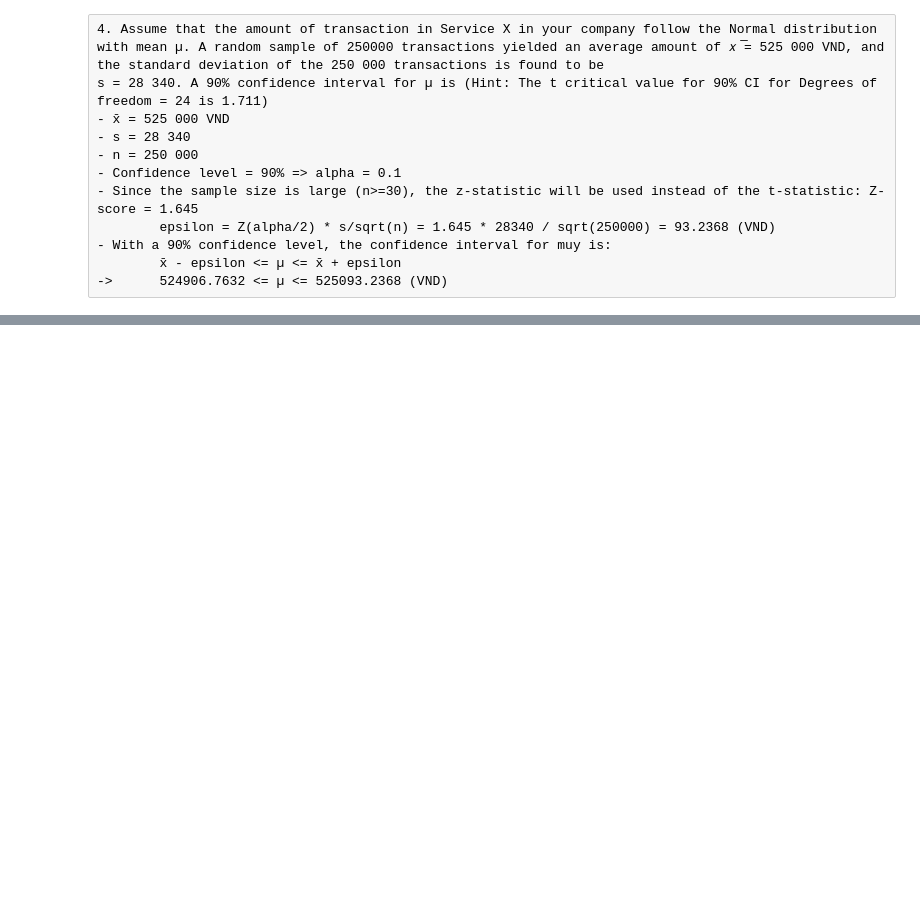
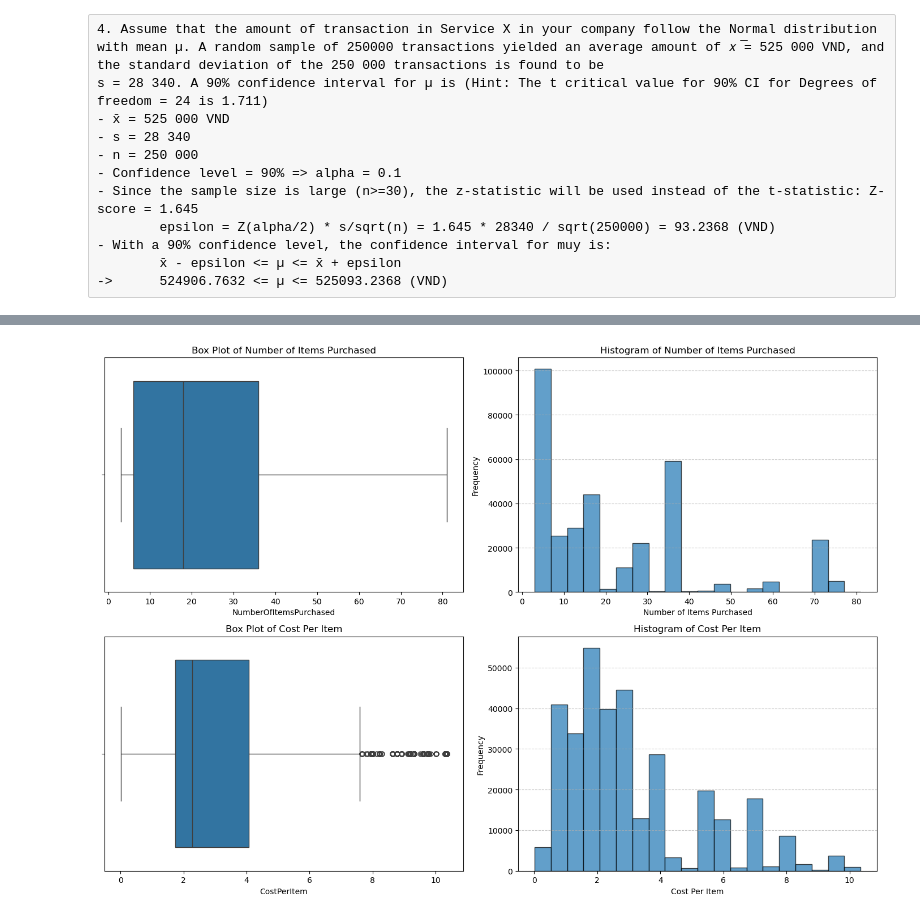
Before and after one commit to VietDucFCB/PythonForDS, a Jupyter notebook: lab2.ipynb, the cells around one changed output, grey strips where cells are left out. Cells and saved outputs as stored; diff of their text form; code cells hidden in the pictures; blank space fills up the shorter version.

```diff
--- a/lab2.ipynb
+++ b/lab2.ipynb
@@ -77,0 +310,33 @@ s = 28 340. A 90% confidence interval for µ is (Hint: The t critical value for
+# %%
+import seaborn as sns
+import matplotlib.pyplot as plt
+
+fig, axes = plt.subplots(2, 2, figsize=(14, 10))
+
+# Box plot for NumberOfItemsPurchased (top-left)
+sns.boxplot(data=df_cleaned, x='NumberOfItemsPurchased', ax=axes[0, 0])
+axes[0, 0].set_title('Box Plot of Number of Items Purchased')
+
+# Histogram for NumberOfItemsPurchased (top-right)
+axes[0, 1].hist(df_cleaned['NumberOfItemsPurchased'], bins=20, edgecolor='black', alpha=0.7)
+axes[0, 1].set_title('Histogram of Number of Items Purchased')
+axes[0, 1].set_xlabel('Number of Items Purchased')
+axes[0, 1].set_ylabel('Frequency')
+axes[0, 1].grid(axis='y', linestyle='--', alpha=0.7)
+
+# Box plot for CostPerItem (bottom-left)
+sns.boxplot(data=df_cleaned, x='CostPerItem', ax=axes[1, 0])
+axes[1, 0].set_title('Box Plot of Cost Per Item')
+
+# Histogram for CostPerItem (bottom-right)
+axes[1, 1].hist(df_cleaned['CostPerItem'], bins=20, edgecolor='black', alpha=0.7)
+axes[1, 1].set_title('Histogram of Cost Per Item')
+axes[1, 1].set_xlabel('Cost Per Item')
+axes[1, 1].set_ylabel('Frequency')
+axes[1, 1].grid(axis='y', linestyle='--', alpha=0.7)
+
+# Adjust layout to prevent overlap
+plt.tight_layout()
+plt.show()
+# %% [output]
+[figure, added]
```
Also changed, not shown: parts of 32 cells of this notebook.
